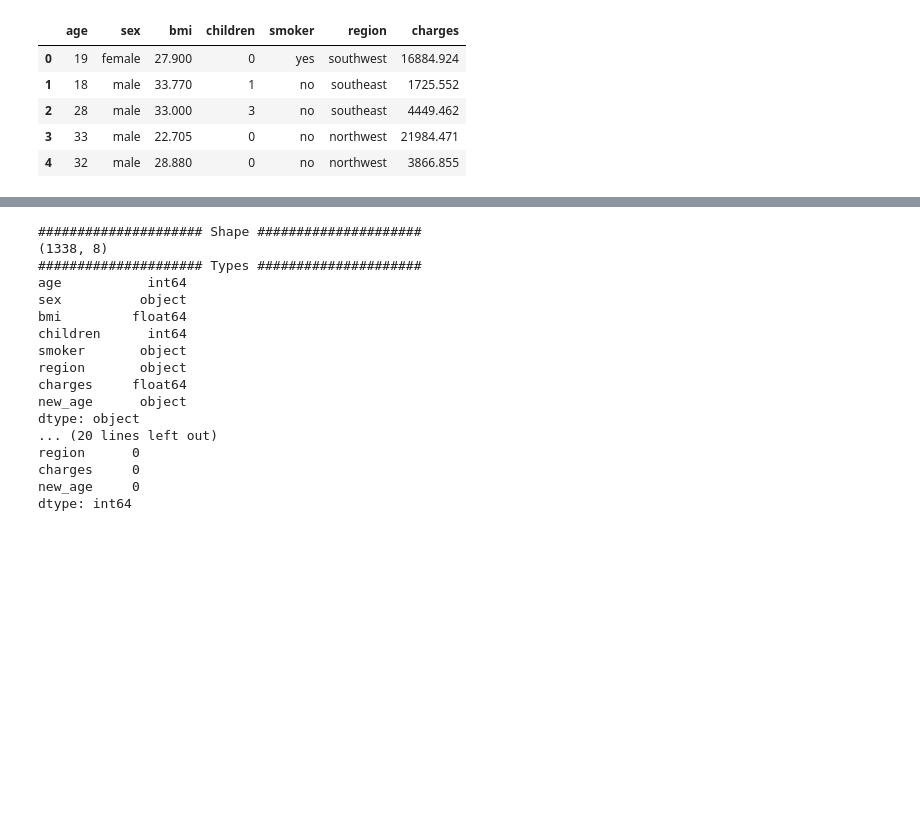
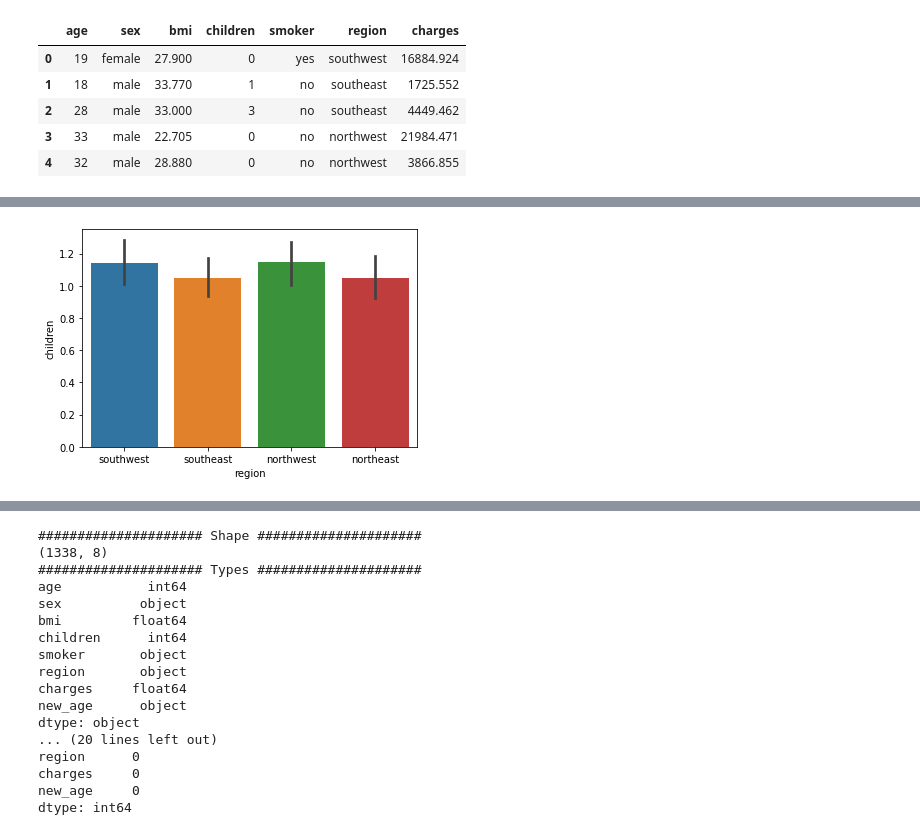
Before and after one commit to atacanozkan/health_insurance_cost_prediction, a Jupyter notebook: main.ipynb, the cells around one changed output, grey strips where cells are left out. Cells and saved outputs as stored; diff of their text form; code cells hidden in the pictures; blank space fills up the shorter version.

```diff
--- a/main.ipynb
+++ b/main.ipynb
@@ -329,0 +364,7 @@ df.head()
+# %%
+sns.barplot(x="region", y="children", data=df)
+plt.show()
+
+#sns.histplot(binwidth=0.5, x="Playing_Role", hue="Bought_By", data=df, stat="count", multiple="stack")
+# %% [output]
+[figure, added]
```
Also changed, not shown: parts of 10 cells of this notebook.
